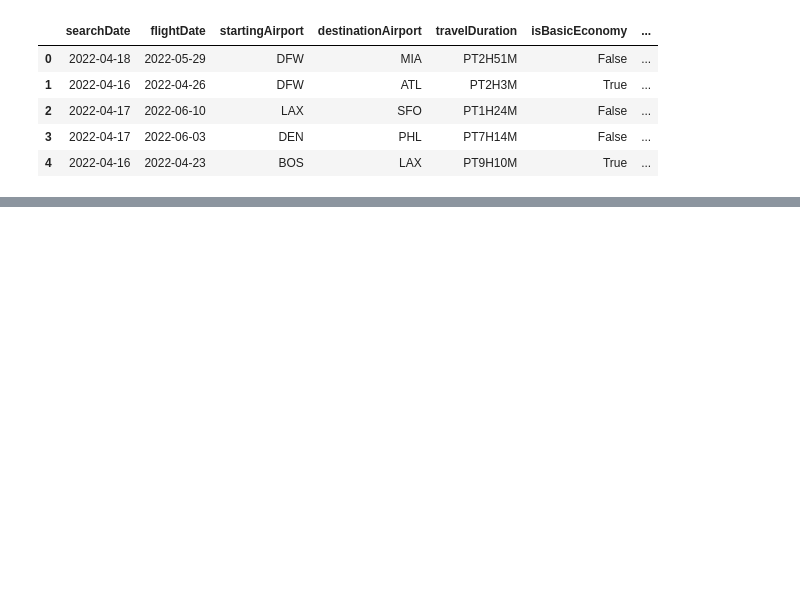
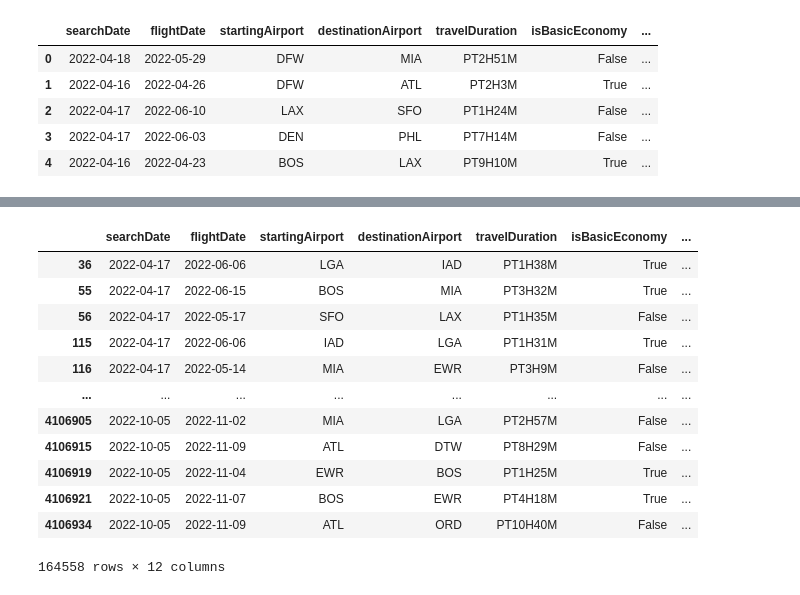
Before and after one commit to Kyay/UCDAIC, a Jupyter notebook: week1/week_material.ipynb, the cells around one changed output, grey strips where cells are left out. Cells and saved outputs as stored; diff of their text form; code cells hidden in the pictures; blank space fills up the shorter version.

```diff
--- a/week1/week_material.ipynb
+++ b/week1/week_material.ipynb
@@ -19,0 +57,4 @@ flights.head()
+# %%
+#how to create new columns
+flights["days inbetween seach and flight"] = flights["flightDate"] - flights["searchDate"]
+flights.head()
@@ -19,0 +68,18 @@ flights.head()
+# %%
+#how to get a index dataframes based on condition
+flights[flights["segmentsAirlineName"] == "Delta"]              #creates a new dataframe where segmentsAirlineName is delta
+flights[flights["totalFare"] < 100]
+# %% [output]
+|  | searchDate | flightDate | startingAirport | destinationAirport | travelDuration | isBasicEconomy | ... |
+| 36 | 2022-04-17 | 2022-06-06 | LGA | IAD | PT1H38M | True | ... |
+| 55 | 2022-04-17 | 2022-06-15 | BOS | MIA | PT3H32M | True | ... |
+| 56 | 2022-04-17 | 2022-05-17 | SFO | LAX | PT1H35M | False | ... |
+| 115 | 2022-04-17 | 2022-06-06 | IAD | LGA | PT1H31M | True | ... |
+| 116 | 2022-04-17 | 2022-05-14 | MIA | EWR | PT3H9M | False | ... |
+| ... | ... | ... | ... | ... | ... | ... | ... |
+| 4106905 | 2022-10-05 | 2022-11-02 | MIA | LGA | PT2H57M | False | ... |
+| 4106915 | 2022-10-05 | 2022-11-09 | ATL | DTW | PT8H29M | False | ... |
+| 4106919 | 2022-10-05 | 2022-11-04 | EWR | BOS | PT1H25M | True | ... |
+| 4106921 | 2022-10-05 | 2022-11-07 | BOS | EWR | PT4H18M | True | ... |
+| 4106934 | 2022-10-05 | 2022-11-09 | ATL | ORD | PT10H40M | False | ... |
+164558 rows × 12 columns
```
Also changed, not shown: parts of 11 cells of this notebook.
